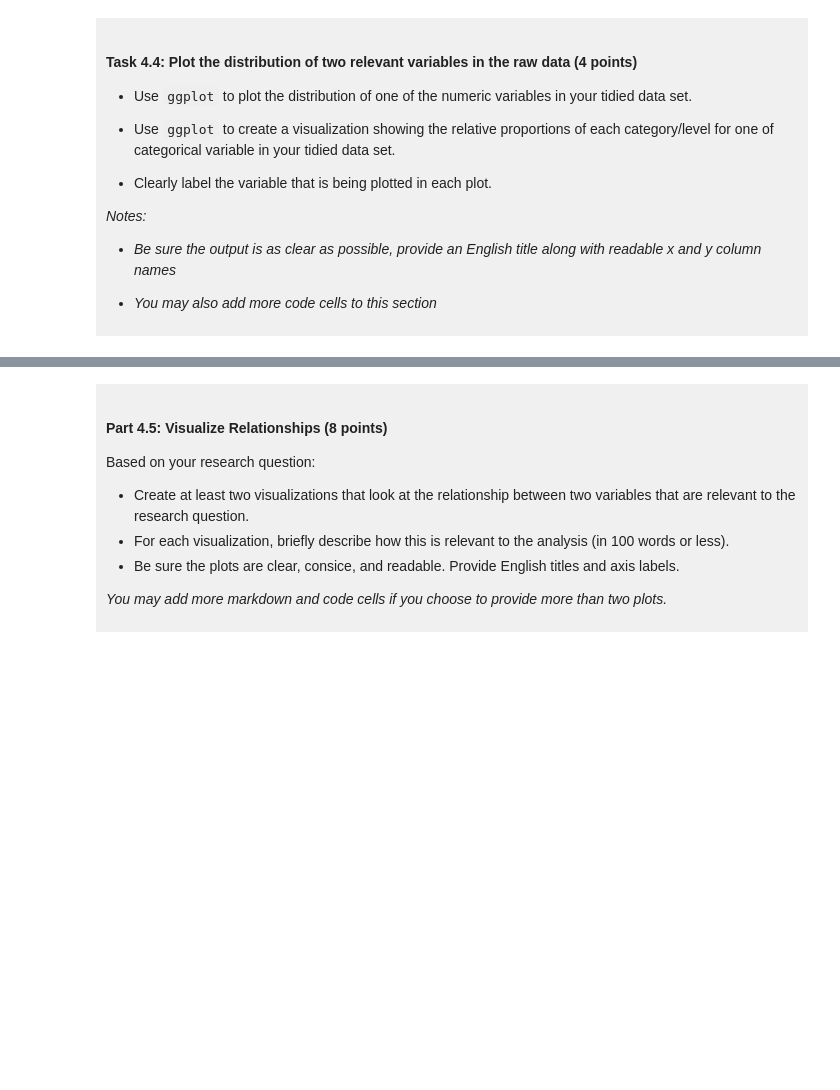
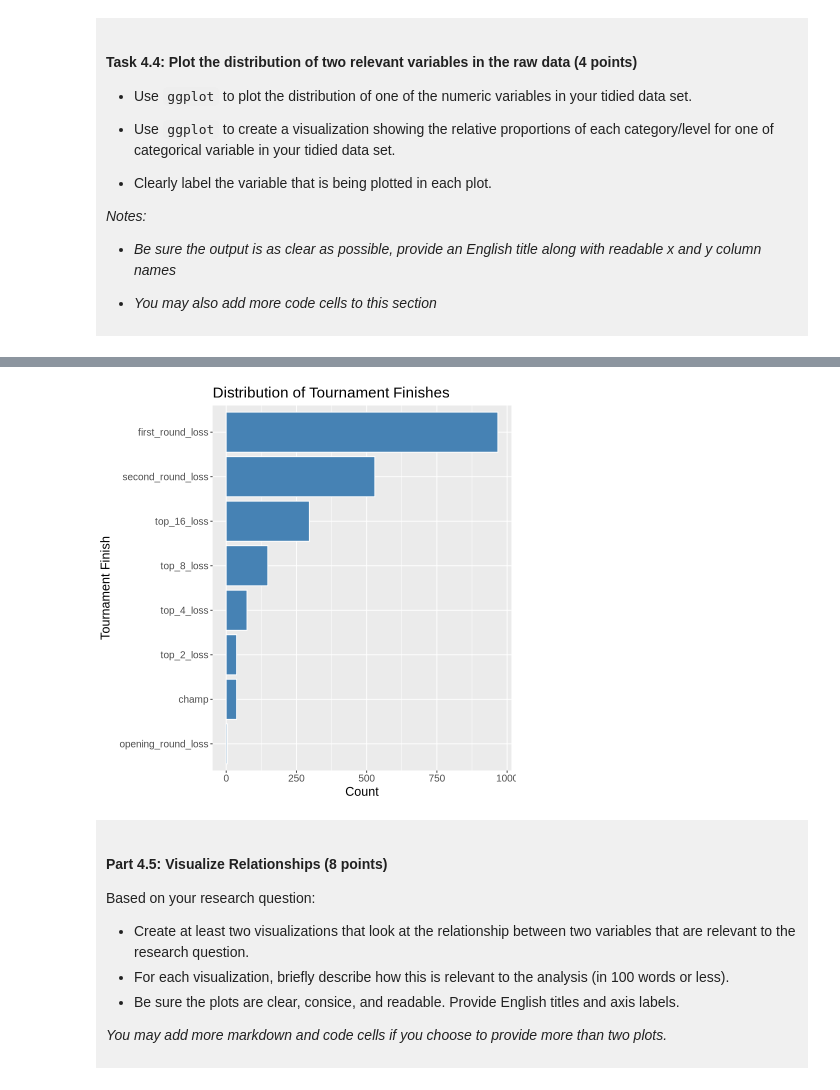
Before and after one commit to kchau822/dsci-100-project-Adrian-Chau, a Jupyter notebook: dsci-100-project-notebook.ipynb, the cells around one changed output, grey strips where cells are left out. Drawn from its saved outputs; the diff is of its cells as text; code cells hidden in the pictures; blank space fills up the shorter version.

```diff
--- a/dsci-100-project-notebook.ipynb
+++ b/dsci-100-project-notebook.ipynb
@@ -301,5 +348,15 @@ You will refine your research question (if needed) and produce a tidy data set.
 # %%
-### EDIT THIS CODE CELL FOR PLOT 2 ###
+tourney_counts <- count(WmenMarMadness_tidy, tourney_finish, name = "count")
+
+plot2 <- ggplot(tourney_counts, aes(y = reorder(tourney_finish, count), x = count)) +
+    geom_col(fill = "steelblue", color = "white") +
+    labs( title = "Distribution of Tournament Finishes",
+        x = "Count", y = "Tournament Finish") +
+    theme(text = element_text(size = 15))
+
+plot2
+# %% [output]
+[figure, added]
 # %% [markdown]
 <div style="background-color: #f0f0f0; padding: 10px;">
 
```
Also changed, not shown: parts of 5 cells of this notebook.
